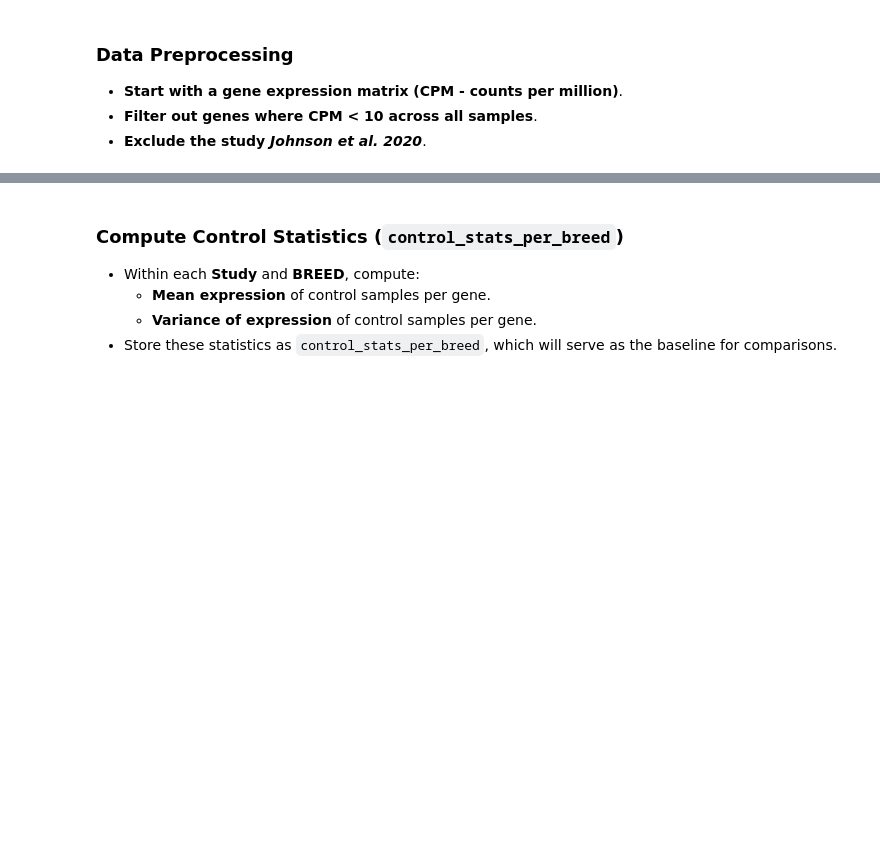
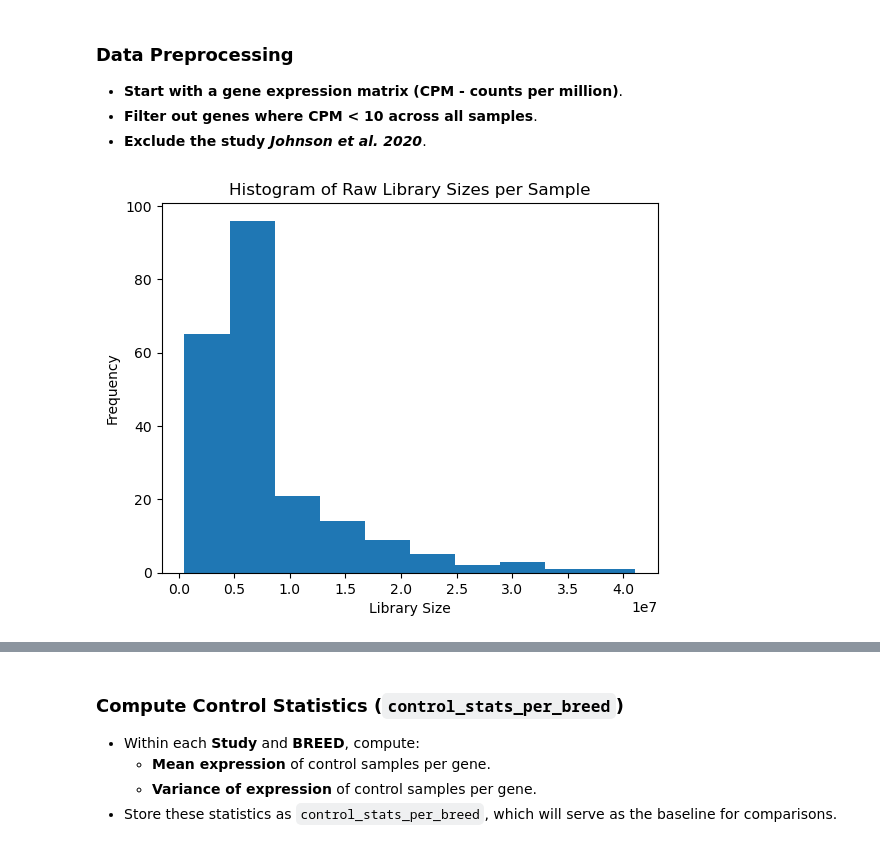
Before and after one commit to Resilience-Biomarkers-for-Aquaculture/Cvirg_Pmarinus_RNAseq, a Jupyter notebook: scripts/treatment_vs_control/treatment_vs_control_4th_try.ipynb, the cells around one changed output, grey strips where cells are left out. Saved outputs shown, nothing was run; the diff lists cells and outputs as text; code cells hidden in the pictures; blank space fills up the shorter version.

```diff
--- a/scripts/treatment_vs_control/treatment_vs_control_4th_try.ipynb
+++ b/scripts/treatment_vs_control/treatment_vs_control_4th_try.ipynb
@@ -60,14 +77,8 @@ print (metadata.shape)
 # %%
 # Compute Counts Per Million (CPM)
 library_sizes = gene_counts.sum(axis=0)
-cpm = (gene_counts / library_sizes) * 1e6
-
-# Filter out genes with CPM < 10 across all samples
-filtered_genes = cpm[(cpm >= 10).any(axis=1)]
-
-# Exclude 'Johnson et al. 2020'
-excluded_study = 'Johnson et al. 2020'
-samples_to_exclude = metadata[metadata['Study'] == excluded_study]['Experiment'].tolist()
-
-filtered_metadata = metadata[~metadata['Experiment'].isin(samples_to_exclude)]
-filtered_gene_counts = filtered_genes.drop(columns=samples_to_exclude, errors='ignore')
+library_sizes.plot.hist(title="Histogram of Raw Library Sizes per Sample",
+                        xlabel="Library Size")
+cpm = (gene_counts / library_sizes) * 1e6  # Actually, doing this probably masks valid signal
+# %% [output]
+[figure, added]
```
Also changed, not shown: parts of 16 cells of this notebook.
